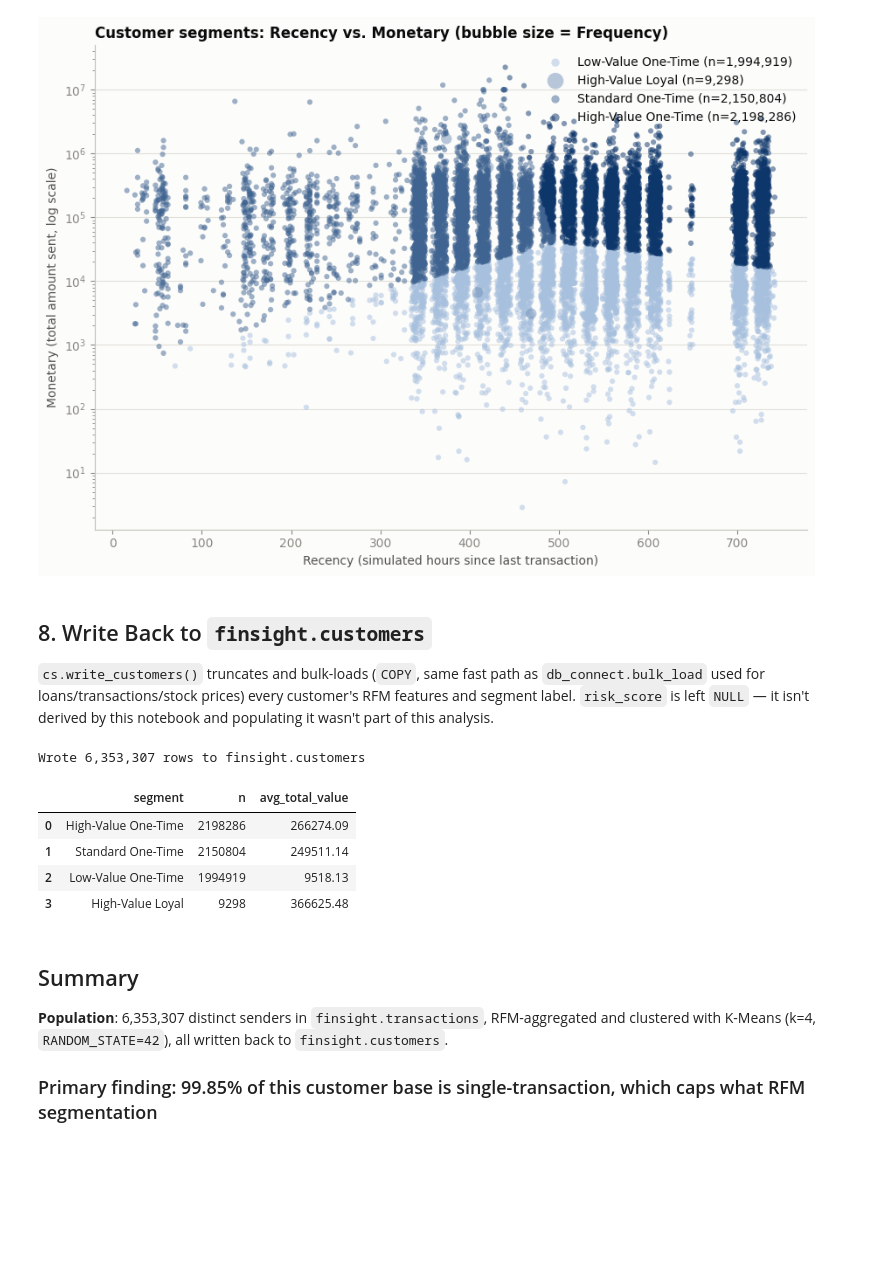
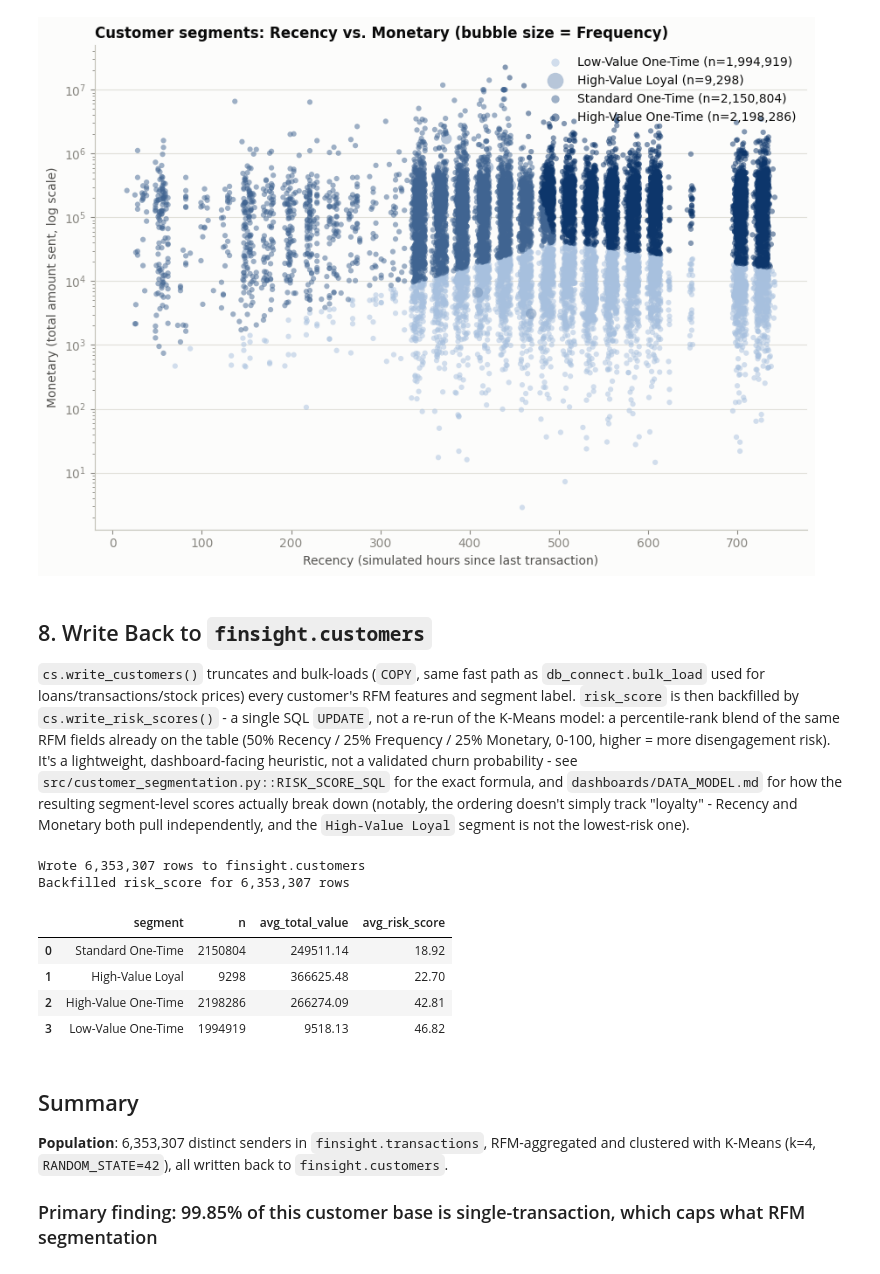
Before and after one commit to nirvanadas2/FinSight360, a Jupyter notebook: notebooks/06_customer_segmentation_rfm.ipynb, the cells around one changed output. Cells and saved outputs as stored; diff of their text form; code cells hidden in the pictures; blank space fills up the shorter version.

```diff
--- a/notebooks/06_customer_segmentation_rfm.ipynb
+++ b/notebooks/06_customer_segmentation_rfm.ipynb
@@ -291,25 +291,36 @@ plt.show()
 ## 8. Write Back to `finsight.customers`
 
 `cs.write_customers()` truncates and bulk-loads (`COPY`, same fast path as `db_connect.bulk_load` used for
-loans/transactions/stock prices) every customer's RFM features and segment label. `risk_score` is left
-`NULL` — it isn't derived by this notebook and populating it wasn't part of this analysis.
+loans/transactions/stock prices) every customer's RFM features and segment label. `risk_score` is then
+backfilled by `cs.write_risk_scores()` - a single SQL `UPDATE`, not a re-run of the K-Means model: a
+percentile-rank blend of the same RFM fields already on the table (50% Recency / 25% Frequency / 25%
+Monetary, 0-100, higher = more disengagement risk). It's a lightweight, dashboard-facing heuristic, not a
+validated churn probability - see `src/customer_segmentation.py::RISK_SCORE_SQL` for the exact formula,
+and `dashboards/DATA_MODEL.md` for how the resulting segment-level scores actually break down (notably,
+the ordering doesn't simply track "loyalty" - Recency and Monetary both pull independently, and the
+`High-Value Loyal` segment is not the lowest-risk one).
 # %%
-rfm["risk_score"] = np.nan
+rfm["risk_score"] = np.nan  # placeholder for the initial COPY - write_risk_scores() backfills it below
 rows_written = cs.write_customers(engine, rfm)
 print(f"Wrote {rows_written:,} rows to finsight.customers")
 
+rows_scored = cs.write_risk_scores(engine)
+print(f"Backfilled risk_score for {rows_scored:,} rows")
+
 check = pd.read_sql("""
-    SELECT segment, COUNT(*) AS n, ROUND(AVG(total_txn_value),2) AS avg_total_value
-    FROM finsight.customers GROUP BY segment ORDER BY n DESC;
+    SELECT segment, COUNT(*) AS n, ROUND(AVG(total_txn_value),2) AS avg_total_value,
+           ROUND(AVG(risk_score),2) AS avg_risk_score
+    FROM finsight.customers GROUP BY segment ORDER BY avg_risk_score;
 """, engine)
 display(check)
 # %% [output]
 Wrote 6,353,307 rows to finsight.customers
+Backfilled risk_score for 6,353,307 rows
-|  | segment | n | avg_total_value |
-| 0 | High-Value One-Time | 2198286 | 266274.09 |
-| 1 | Standard One-Time | 2150804 | 249511.14 |
-| 2 | Low-Value One-Time | 1994919 | 9518.13 |
-| 3 | High-Value Loyal | 9298 | 366625.48 |
+|  | segment | n | avg_total_value | avg_risk_score |
+| 0 | Standard One-Time | 2150804 | 249511.14 | 18.92 |
+| 1 | High-Value Loyal | 9298 | 366625.48 | 22.70 |
+| 2 | High-Value One-Time | 2198286 | 266274.09 | 42.81 |
+| 3 | Low-Value One-Time | 1994919 | 9518.13 | 46.82 |
 # %% [markdown]
 ## Summary
 
```
Also changed, not shown: 8 other files.
